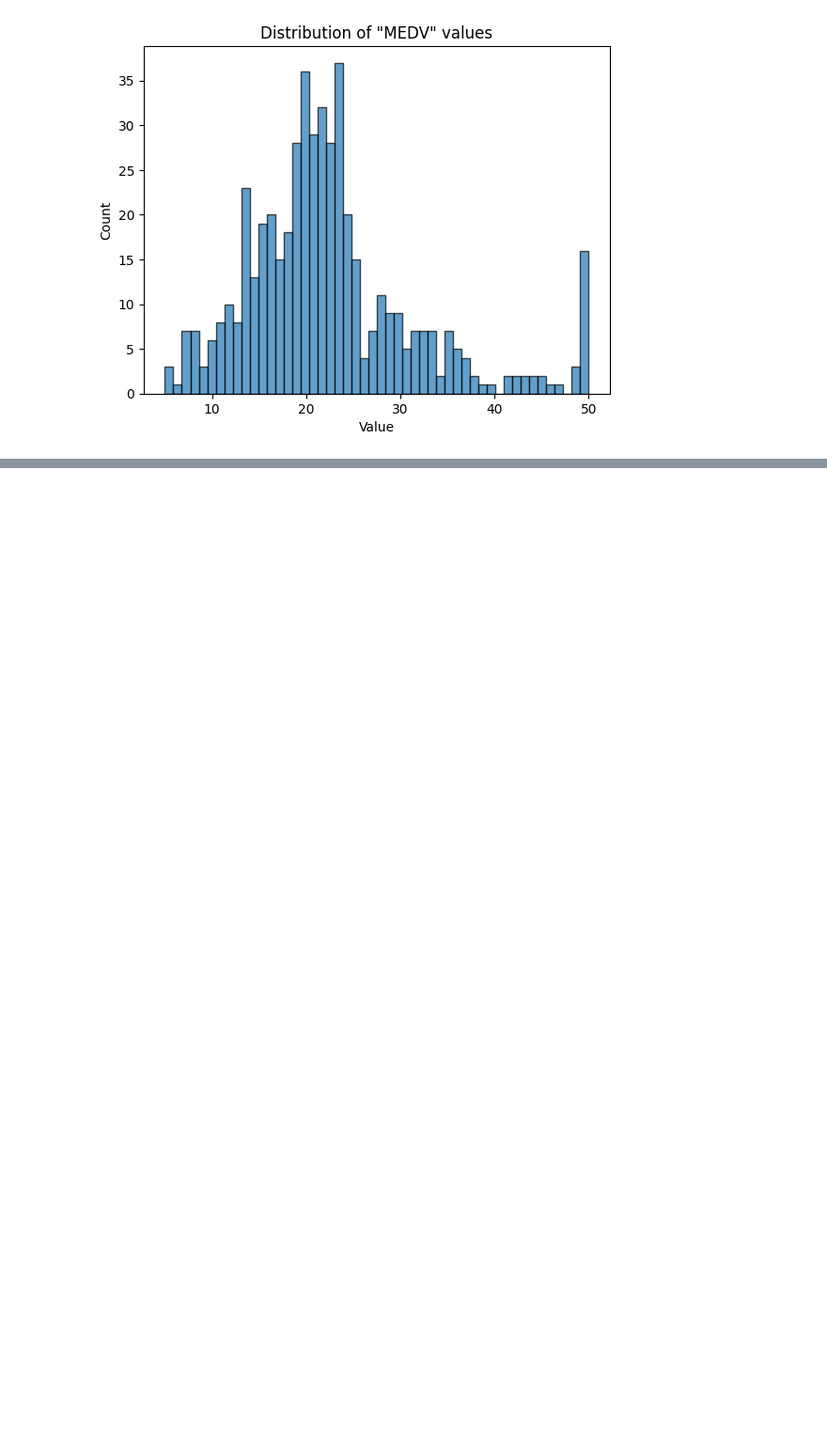
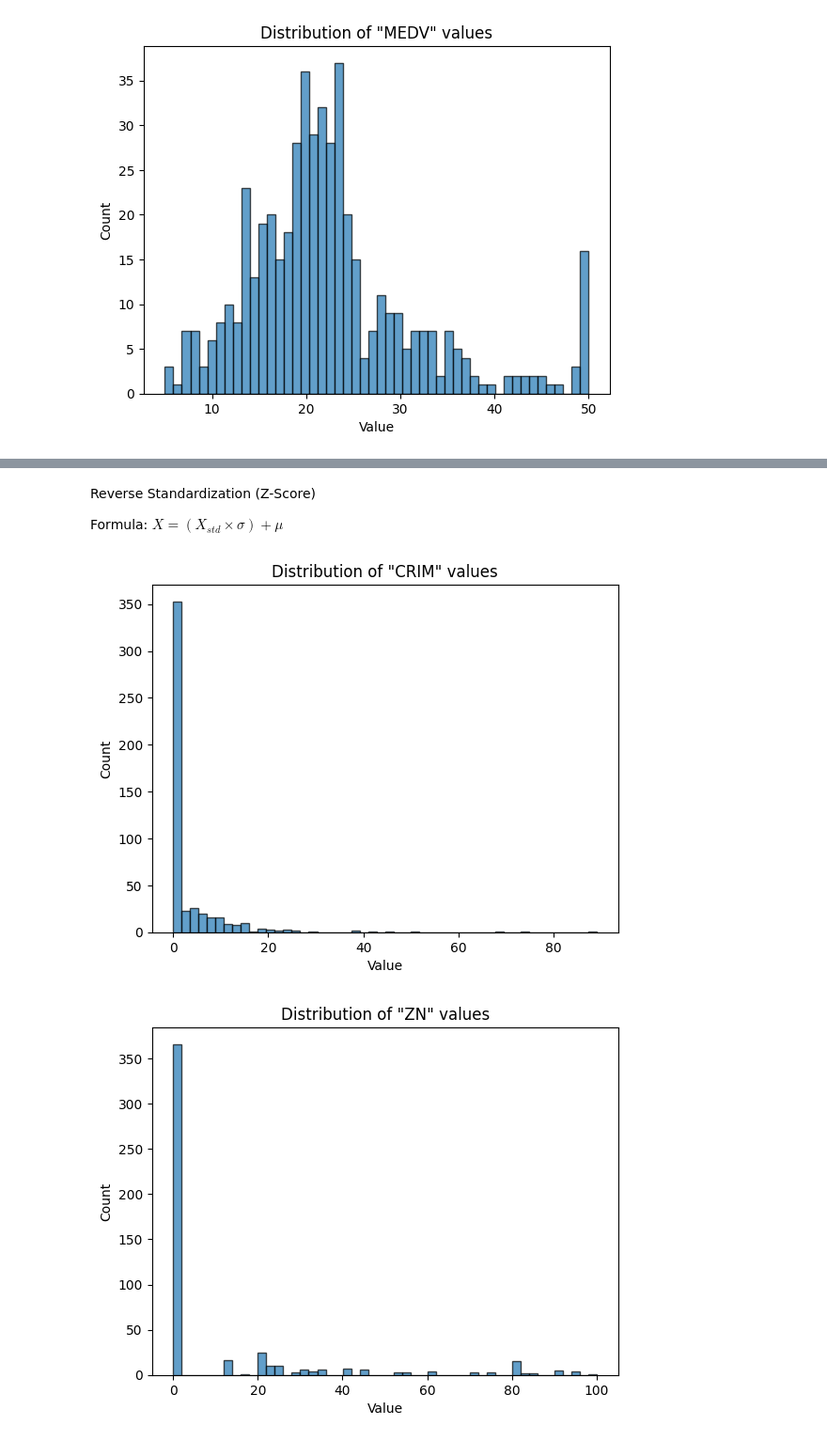
Before and after one commit to m-r-sar/DataMining, a Jupyter notebook: practice_2/Ostapenko_Rodion_CS-24__pr_2.ipynb, the cells around one changed output, grey strips where cells are left out. Shown at 94% size. Drawn from its saved outputs; the diff is of its cells as text; code cells hidden in the pictures; blank space fills up the shorter version.

```diff
--- a/practice_2/Ostapenko_Rodion_CS-24__pr_2.ipynb
+++ b/practice_2/Ostapenko_Rodion_CS-24__pr_2.ipynb
@@ -500,0 +522,15 @@ for col in row_wise_normalization_df:
+# %% [markdown]
+Reverse Standardization (Z-Score)
+
+Formula: $X = (X_{std} \times \sigma) + \mu$
+# %%
+original_mean = df.mean()
+original_std = df.std()
+
+df_reversed_std = (z_score_df * original_std) + original_mean
+
+for col_name in top_skewed_cols:
+    plot_histogram(df_reversed_std[col_name])
+# %% [output]
+[figure, added]
+[figure, added]
```
Also changed, not shown: parts of 4 cells of this notebook.
